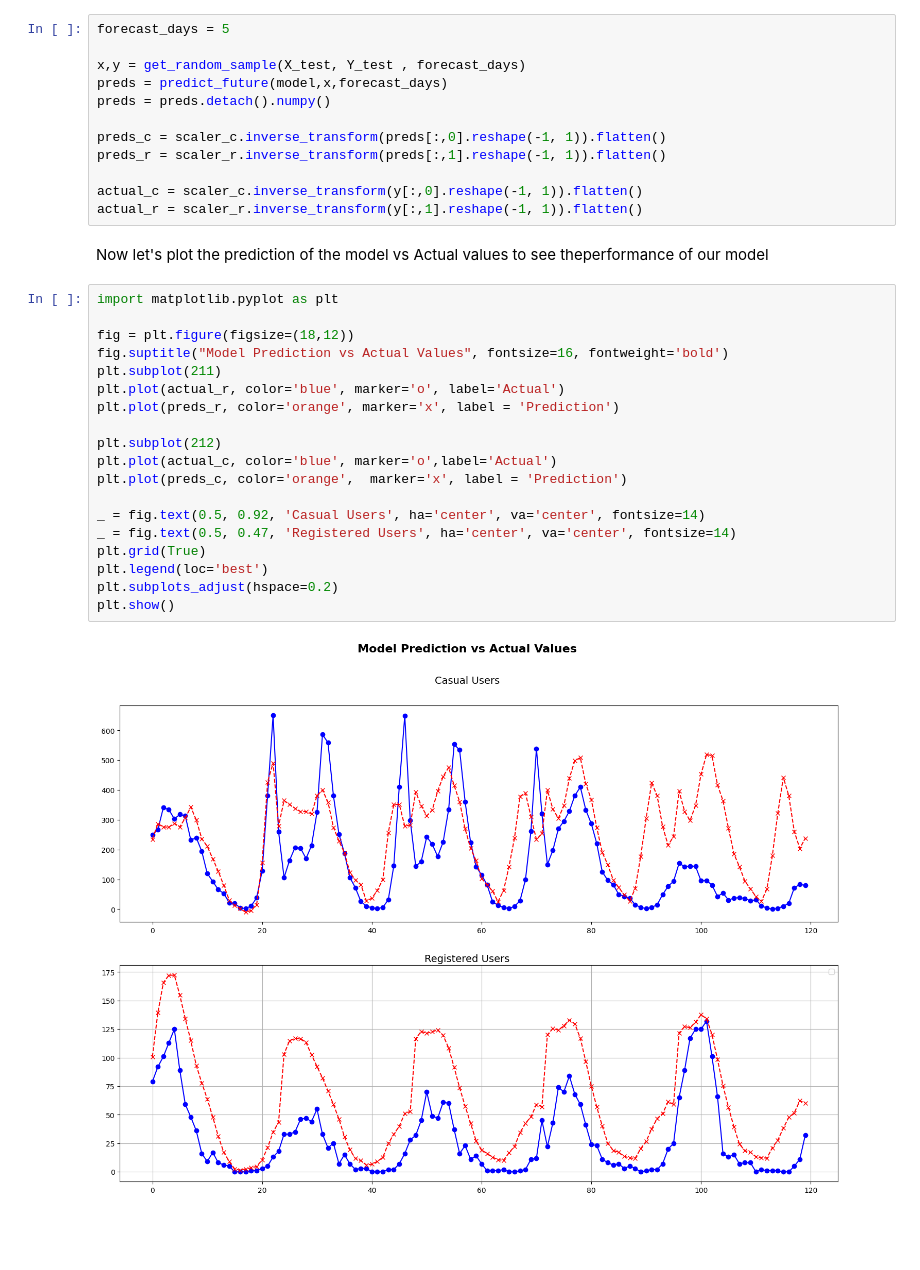
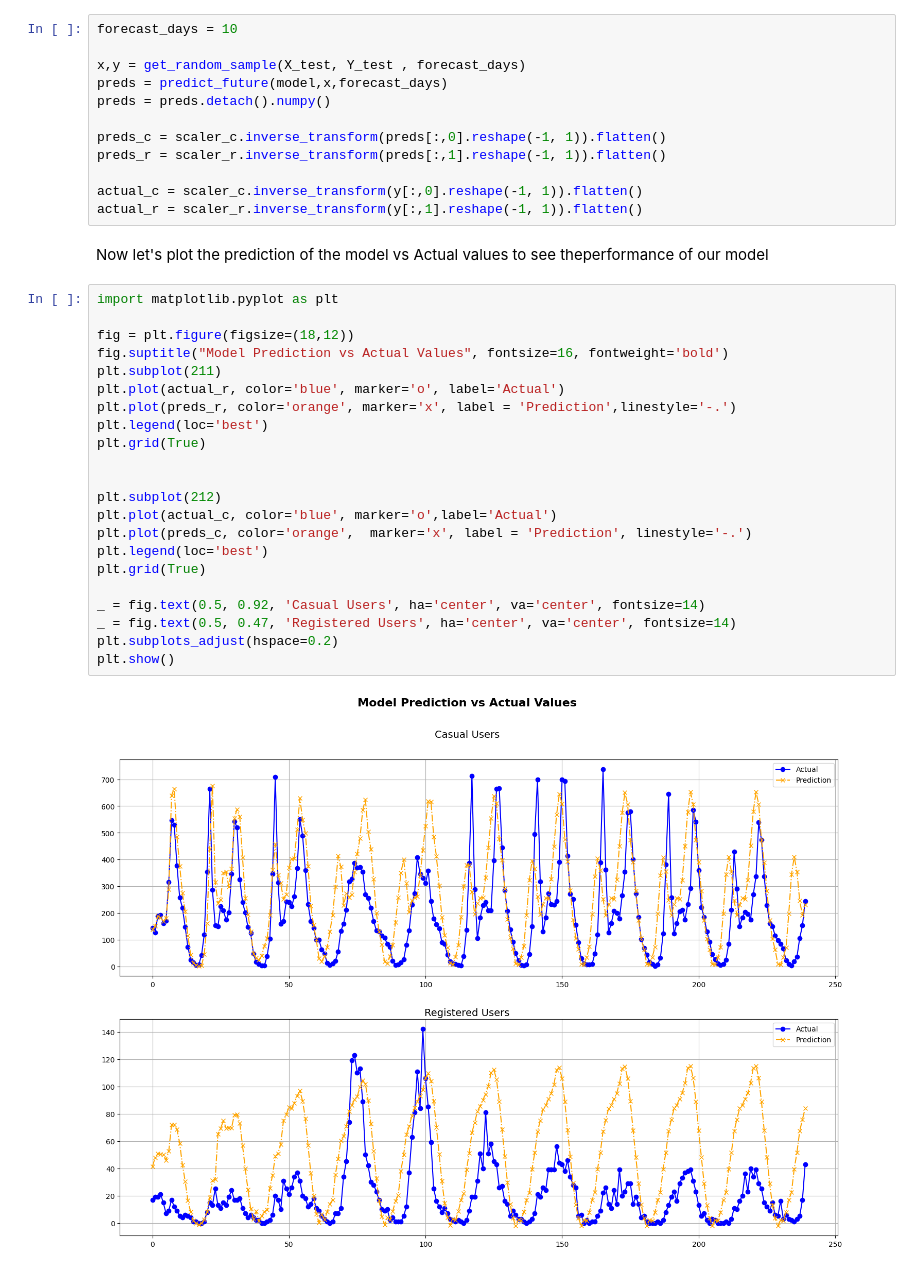
Before and after one commit to dilshan-49/Bike-Sharing-Forecast, a Jupyter notebook: recursive_forecast.ipynb, the cells around one changed output. Drawn from its saved outputs; the diff is of its cells as text; blank space fills up the shorter version.

```diff
--- a/recursive_forecast.ipynb
+++ b/recursive_forecast.ipynb
@@ -222,7 +222,7 @@ def get_random_sample(X_data, Y_data , forecast_horizon):
 # %% [markdown]
 We can set the no. of days to predict in the future using the variable forecast_days.
 # %%
-forecast_days = 5
+forecast_days = 10
 
 x,y = get_random_sample(X_test, Y_test , forecast_days)
 preds = predict_future(model,x,forecast_days)
@@ -238,21 +238,24 @@ Now let's plot the prediction of the model vs Actual values to see theperformanc
 # %%
 import matplotlib.pyplot as plt
 
 fig = plt.figure(figsize=(18,12))
 fig.suptitle("Model Prediction vs Actual Values", fontsize=16, fontweight='bold')
 plt.subplot(211)
 plt.plot(actual_r, color='blue', marker='o', label='Actual')
-plt.plot(preds_r, color='orange', marker='x', label = 'Prediction')
+plt.plot(preds_r, color='orange', marker='x', label = 'Prediction',linestyle='-.')
+plt.legend(loc='best')
+plt.grid(True)
+
 
 plt.subplot(212)
 plt.plot(actual_c, color='blue', marker='o',label='Actual')
-plt.plot(preds_c, color='orange',  marker='x', label = 'Prediction')
+plt.plot(preds_c, color='orange',  marker='x', label = 'Prediction', linestyle='-.')
+plt.legend(loc='best')
+plt.grid(True)
 
 _ = fig.text(0.5, 0.92, 'Casual Users', ha='center', va='center', fontsize=14)
 _ = fig.text(0.5, 0.47, 'Registered Users', ha='center', va='center', fontsize=14)
-plt.grid(True)
-plt.legend(loc='best')
 plt.subplots_adjust(hspace=0.2)
 plt.show()
 # %% [output]
-[figure, old version]
+[figure, new version]
```
Also changed, not shown: parts of 2 cells of this notebook, 2 other files.
